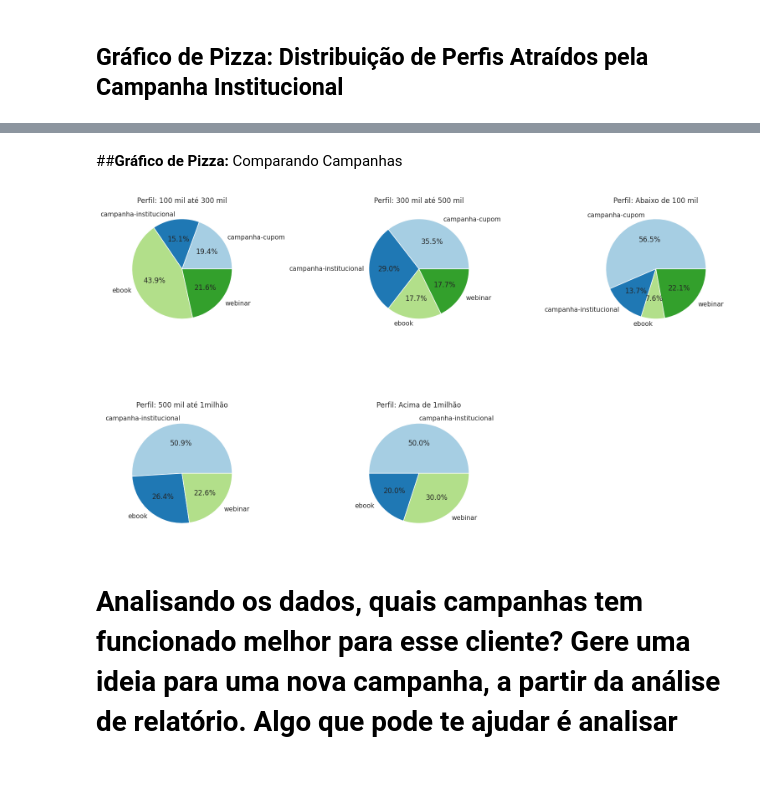
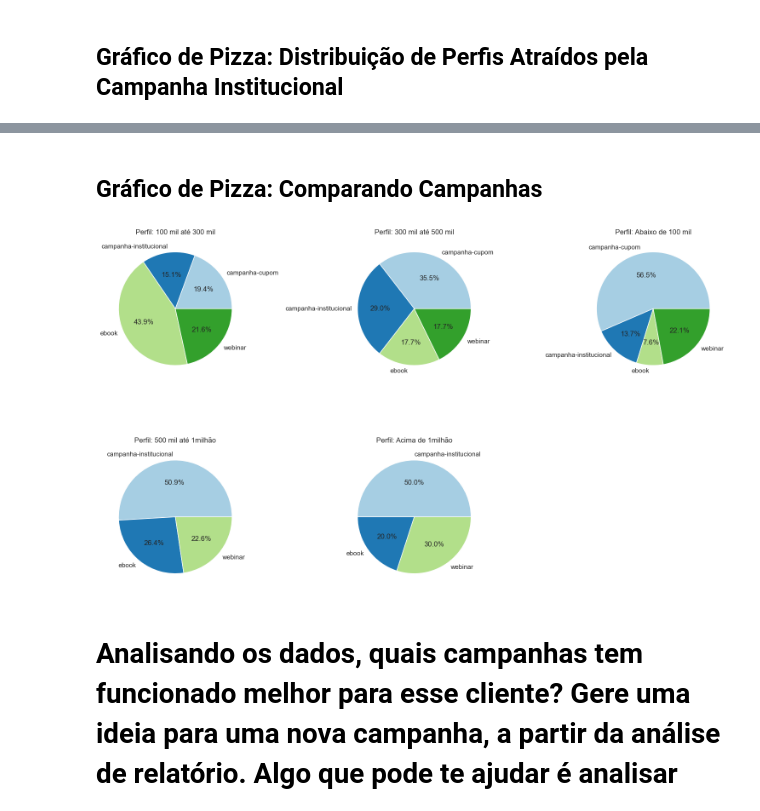
Before and after one commit to claraferreirabatista/processo_seletivo, a Jupyter notebook: Leads_Analisados.ipynb, the cells around one changed output, grey strips where cells are left out. Saved outputs shown, nothing was run; the diff lists cells and outputs as text; code cells hidden in the pictures; blank space fills up the shorter version.

Commit message:
editando a apresentação dos dados

```diff
--- a/Leads_Analisados.ipynb
+++ b/Leads_Analisados.ipynb
@@ -94,15 +107,17 @@ plt.show()
 ## Contagem de leads por perfil
 # %%
 # Contagem de leads por perfil
-contagem_por_perfil = leads_gerados['Perfil'].value_counts().reset_index()
-contagem_por_perfil.columns = ['Perfil', 'Contagem de Leads']
+contagem_por_perfil = leads_gerados["Perfil"].value_counts().reset_index()
+contagem_por_perfil.columns = ["Perfil", "Contagem de Leads"]
 
 # Relacionamento entre campanhas e perfis
-relacao_campanha_perfil = leads_gerados.groupby(['Campanha', 'Perfil']).size().reset_index(name='Contagem')
+relacao_campanha_perfil = (
+    leads_gerados.groupby(["Campanha", "Perfil"]).size().reset_index(name="Contagem")
+)
 
 # Exibindo os resultados com tabulate
 print("Contagem de leads por perfil:")
-print(tabulate(contagem_por_perfil, headers='keys', tablefmt='psql'))
+print(tabulate(contagem_por_perfil, headers="keys", tablefmt="psql"))
 # %% [output]
 Contagem de leads por perfil:
 +----+---------------------+---------------------+
@@ -415,47 +479,49 @@ plt.show()
 # %% [markdown]
-##**Gráfico de Pizza:** Comparando Campanhas
+## **Gráfico de Pizza:** Comparando Campanhas
 # %%
-# Somar o total de leads por perfil
-total_leads_por_perfil = relacao_campanha_perfil.groupby('Perfil')['Contagem'].sum().reset_index()
-total_leads_por_perfil = total_leads_por_perfil.rename(columns={'Contagem': 'Total'})
+total_leads_por_perfil = (
+    relacao_campanha_perfil.groupby("Perfil")["Contagem"].sum().reset_index()
+)
+total_leads_por_perfil = total_leads_por_perfil.rename(columns={"Contagem": "Total"})
+relacao_campanha_perfil = relacao_campanha_perfil.merge(
+    total_leads_por_perfil, on="Perfil"
+)
+relacao_campanha_perfil["Porcentagem"] = round(
+    ((relacao_campanha_perfil["Contagem"] / relacao_campanha_perfil["Total"]) * 100), 2
+)
 
-# Mesclando os dados totais com o DataFrame original
-relacao_campanha_perfil = relacao_campanha_perfil.merge(total_leads_por_perfil, on='Perfil')
 
-# Calculando a porcentagem
-relacao_campanha_perfil['Porcentagem'] = round(((relacao_campanha_perfil['Contagem'] / relacao_campanha_perfil['Total']) * 100), 2)
-
-# Função para exibir tabela por perfil
 def tabela_por_perfil(perfil):
-    tabela = relacao_campanha_perfil[relacao_campanha_perfil['Perfil'] == perfil][['Campanha', 'Contagem', 'Porcentagem']]
+    tabela = relacao_campanha_perfil[relacao_campanha_perfil["Perfil"] == perfil][
+        ["Campanha", "Contagem", "Porcentagem"]
+    ]
     return tabela
 
-# Função para criar gráfico de pizza
+
 def grafico_por_perfil(perfil, ax):
     tabela = tabela_por_perfil(perfil)
-    ax.pie(tabela['Porcentagem'], labels=tabela['Campanha'], autopct='%1.1f%%', colors=plt.cm.Paired.colors)
-    ax.set_title(f'Perfil: {perfil}')
+    ax.pie(
+        tabela["Porcentagem"],
+        labels=tabela["Campanha"],
+        autopct="%1.1f%%",
+        colors=plt.cm.Paired.colors,
+    )
+    ax.set_title(f"Perfil: {perfil}")
 
-# Exibindo tabelas e gráficos para cada perfil
-perfis = relacao_campanha_perfil['Perfil'].unique()
 
-# Configuração dos subplots (2 linhas, 3 colunas)
+perfis = relacao_campanha_perfil["Perfil"].unique()
 fig, axs = plt.subplots(2, 3, figsize=(15, 10))
-
-# Ajustando os eixos
 axs = axs.flatten()
 
 for ax, perfil in zip(axs, perfis):
     grafico_por_perfil(perfil, ax)
-
-# Remover qualquer eixo sobrando
-for ax in axs[len(perfis):]:
+for ax in axs[len(perfis) :]:
     fig.delaxes(ax)
 
 plt.tight_layout()
 plt.show()
 # %% [output]
-[figure, old version]
+[figure, new version]
 # %% [markdown]
 # Analisando os dados, quais campanhas tem funcionado melhor para esse cliente? Gere uma ideia para uma nova campanha, a partir da análise de relatório. Algo que pode te ajudar é analisar qual o tema das campanhas que mais geraram leads qualificados.
 # %% [markdown]
```
Also changed, not shown: parts of 25 cells of this notebook, 1 other file.
